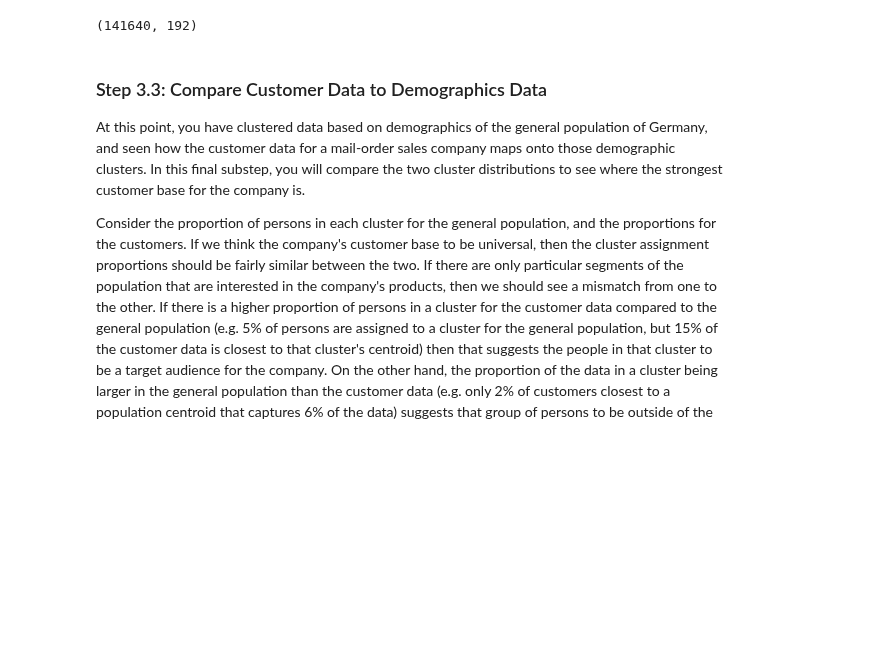
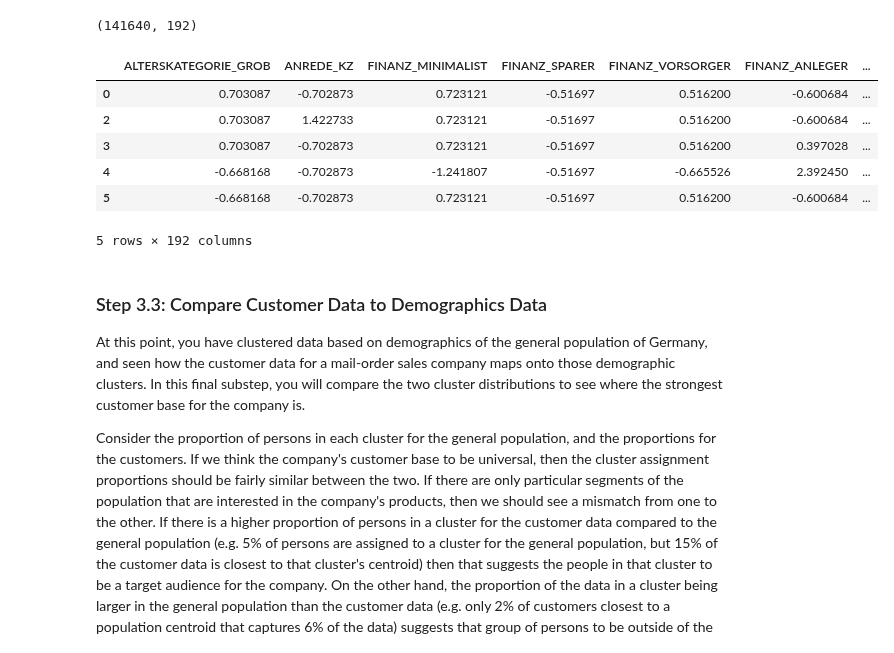
Before and after one commit to jgu1989/UdacityDataScientistNanodegree, a Jupyter notebook: project3_customer_segments/Identify_Customer_Segments.ipynb, the cells around one changed output. Drawn from its saved outputs; the diff is of its cells as text; code cells hidden in the pictures; blank space fills up the shorter version.

Commit message:
Apply feature scaling to the customer data

```diff
--- a/project3_customer_segments/Identify_Customer_Segments.ipynb
+++ b/project3_customer_segments/Identify_Customer_Segments.ipynb
@@ -972,10 +972,24 @@ customers_clean.shape
 (141640, 192)
 # %%
 # impute
-customer_imputed = SimpleImputer().fit_transform(customers_clean)
-customer_imputed.shape
+customers_imputed = SimpleImputer().fit_transform(customers_clean)
+customers_imputed.shape
 # %% [output]
 (141640, 192)
+# %%
+# Apply feature scaling to the customer data.
+scaler = StandardScaler()
+customers_scaled = scaler.fit_transform(customers_imputed)
+customers_scaled_df = pd.DataFrame(customers_scaled, index=customers_clean.index, columns=customers_clean.columns)
+customers_scaled_df.head()
+# %% [output]
+|  | ALTERSKATEGORIE_GROB | ANREDE_KZ | FINANZ_MINIMALIST | FINANZ_SPARER | FINANZ_VORSORGER | FINANZ_ANLEGER | ... |
+| 0 | 0.703087 | -0.702873 | 0.723121 | -0.51697 | 0.516200 | -0.600684 | ... |
+| 2 | 0.703087 | 1.422733 | 0.723121 | -0.51697 | 0.516200 | -0.600684 | ... |
+| 3 | 0.703087 | -0.702873 | 0.723121 | -0.51697 | 0.516200 | 0.397028 | ... |
+| 4 | -0.668168 | -0.702873 | -1.241807 | -0.51697 | -0.665526 | 2.392450 | ... |
+| 5 | -0.668168 | -0.702873 | 0.723121 | -0.51697 | 0.516200 | -0.600684 | ... |
+5 rows × 192 columns
 # %% [markdown]
 ### Step 3.3: Compare Customer Data to Demographics Data
 
```
